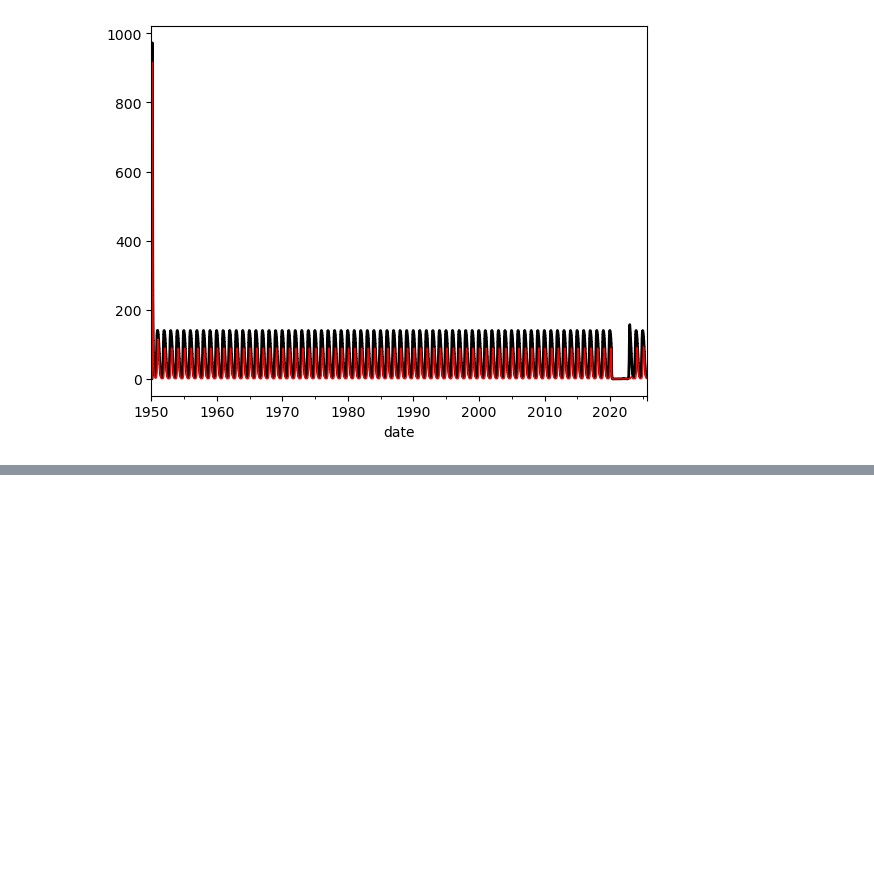
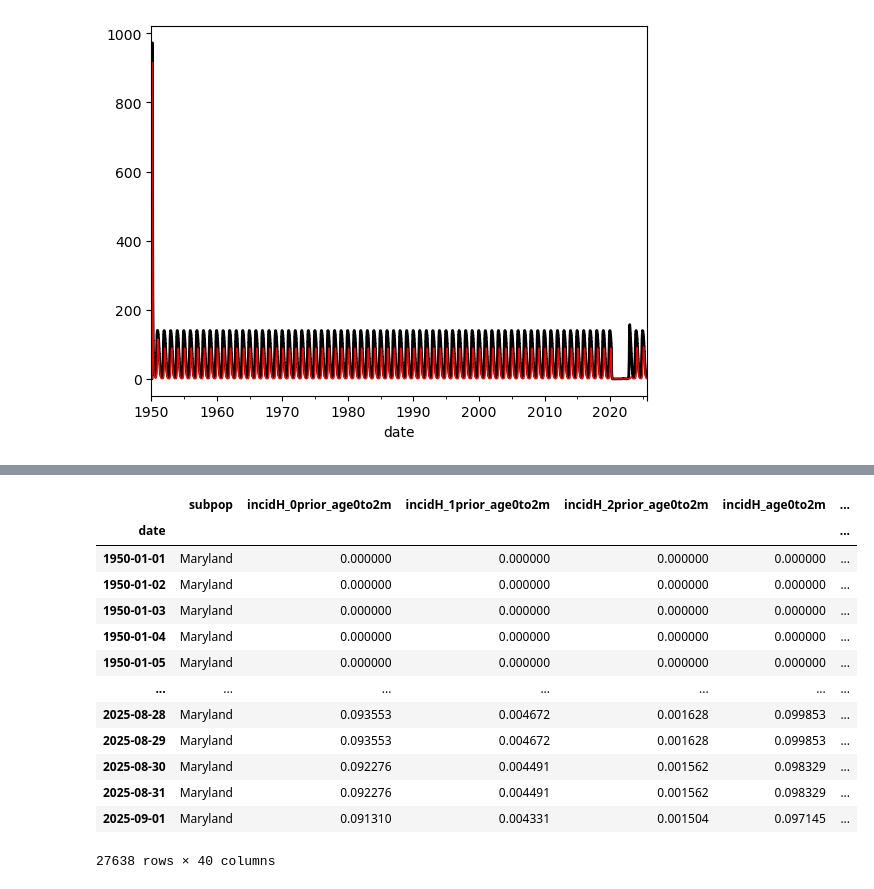
Before and after one commit to jcblemai/flepiMoP_Notebooks, a Jupyter notebook: emcee_try copy.ipynb, the cells around one changed output, grey strips where cells are left out. Cells and saved outputs as stored; diff of their text form; code cells hidden in the pictures; blank space fills up the shorter version.

```diff
--- a/emcee_try copy.ipynb
+++ b/emcee_try copy.ipynb
@@ -238,6 +240,7 @@ outcomes_df, hpar, hnpi = outcomes.postprocess_and_write(
     hpar=hpar_df,
     npi=npi_outcomes,
 )
+outcomes_df = outcomes_df.set_index("date")
 # %% [output]
 INFO:root:[SEIR.NPI] completed in 0.18 s
 INFO:root:[Outcomes.Modifiers] completed in 0.02 s
@@ -250,0 +328,18 @@ outcomes_df.set_index("date")["incidH"].plot(lw=1, c='r')
+# %%
+
+outcomes_df
+# %% [output]
+|  | subpop | incidH_0prior_age0to2m | incidH_1prior_age0to2m | incidH_2prior_age0to2m | incidH_age0to2m | ... |
+| date |  |  |  |  |  | ... |
+| 1950-01-01 | Maryland | 0.000000 | 0.000000 | 0.000000 | 0.000000 | ... |
+| 1950-01-02 | Maryland | 0.000000 | 0.000000 | 0.000000 | 0.000000 | ... |
+| 1950-01-03 | Maryland | 0.000000 | 0.000000 | 0.000000 | 0.000000 | ... |
+| 1950-01-04 | Maryland | 0.000000 | 0.000000 | 0.000000 | 0.000000 | ... |
+| 1950-01-05 | Maryland | 0.000000 | 0.000000 | 0.000000 | 0.000000 | ... |
+| ... | ... | ... | ... | ... | ... | ... |
+| 2025-08-28 | Maryland | 0.093553 | 0.004672 | 0.001628 | 0.099853 | ... |
+| 2025-08-29 | Maryland | 0.093553 | 0.004672 | 0.001628 | 0.099853 | ... |
+| 2025-08-30 | Maryland | 0.092276 | 0.004491 | 0.001562 | 0.098329 | ... |
+| 2025-08-31 | Maryland | 0.092276 | 0.004491 | 0.001562 | 0.098329 | ... |
+| 2025-09-01 | Maryland | 0.091310 | 0.004331 | 0.001504 | 0.097145 | ... |
+27638 rows × 40 columns
```
Also changed, not shown: parts of 21 cells of this notebook.
